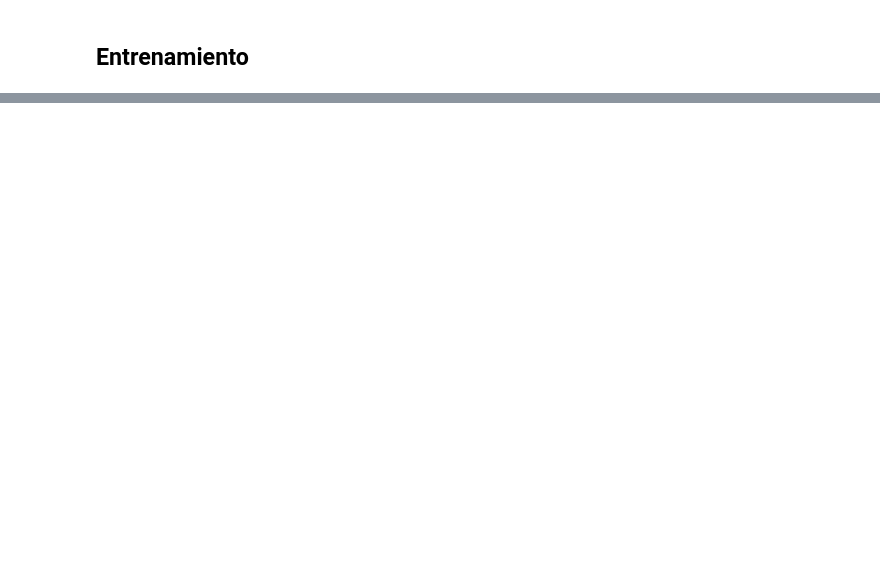
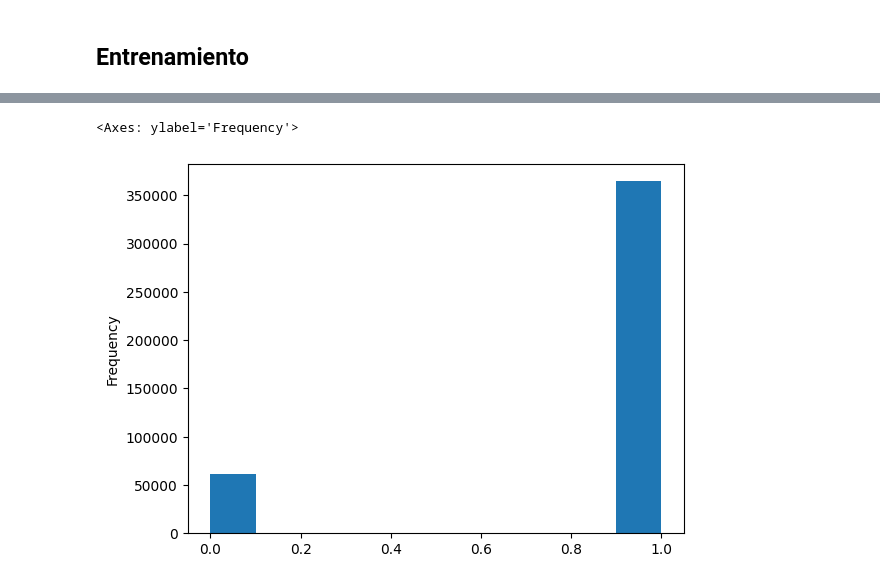
Before and after one commit to jmartingv/nlp-clasifier, a Jupyter notebook: notebook.ipynb, the cells around one changed output, grey strips where cells are left out. Saved outputs shown, nothing was run; the diff lists cells and outputs as text; code cells hidden in the pictures; blank space fills up the shorter version.

```diff
--- a/notebook.ipynb
+++ b/notebook.ipynb
@@ -65,3 +70,8 @@ datos_limpio.head()
 | 4 | coffee taste right without sweet ... | 5 |
 # %% [markdown]
 ## Entrenamiento
+# %%
+map_dict = {1: 0, 2:0, 3:1, 4:1, 5:1}
+
+datos_limpio['Label'] = datos_limpio['Score'].map(map_dict)
+datos_limpio.sample(10)
@@ -67,0 +90,5 @@ datos_limpio.head()
+# %%
+datos_limpio['Label'].plot(kind='hist')
+# %% [output]
+<Axes: ylabel='Frequency'>
+[figure, added]
```
Also changed, not shown: parts of 19 cells of this notebook.
